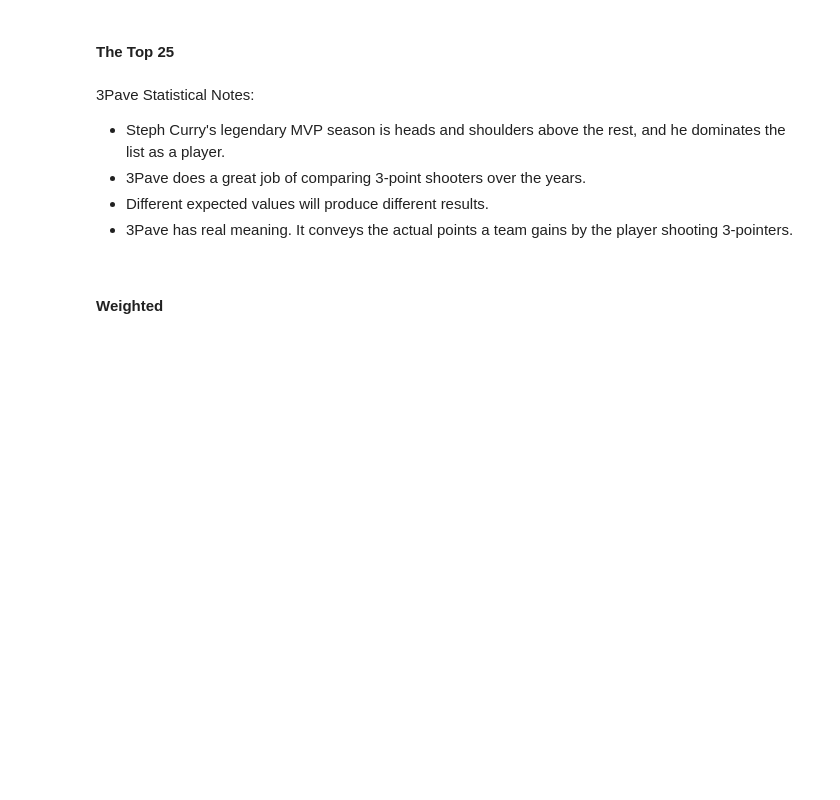
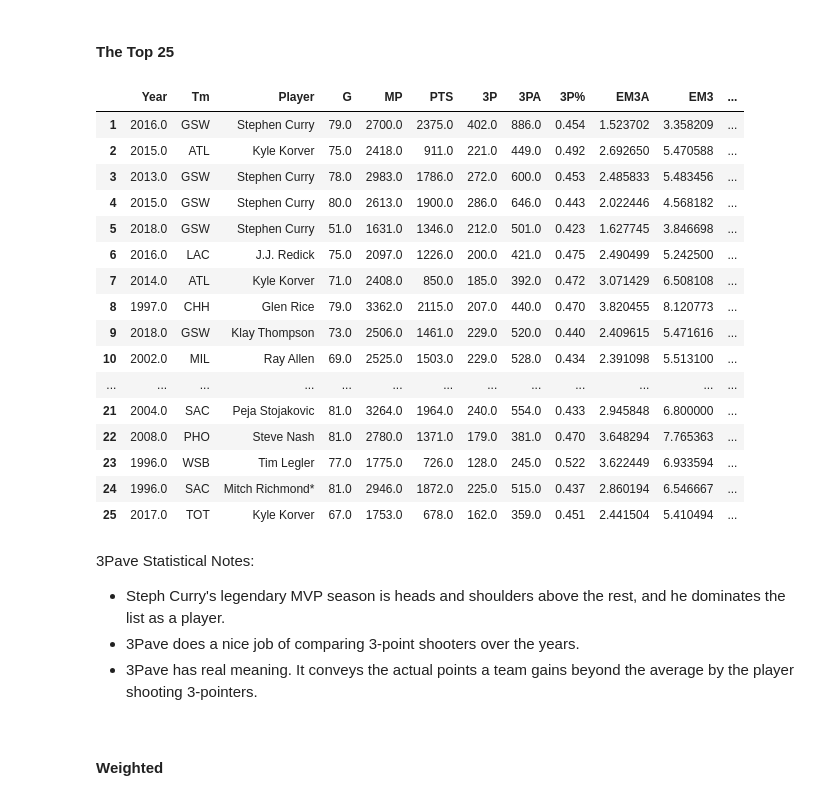
Before and after one commit to coreyjwade/3-Point_Net_Gain, a Jupyter notebook: NBA_3-point_Stats.py.ipynb, the cells around one changed output. Drawn from its saved outputs; the diff is of its cells as text; code cells hidden in the pictures; blank space fills up the shorter version.

```diff
--- a/NBA_3-point_Stats.py.ipynb
+++ b/NBA_3-point_Stats.py.ipynb
@@ -254,3 +503,13 @@ del tp['AM3']
+# %%
+def reindex_start_1(data):
+
+    # Reset index
+    data = data.reset_index(drop=True)
+
+    # Start index at 1 instead of 0
+    data.index = data.index + 1
+
+    return data.index
 # %% [markdown]
 ### 3Pave
 # %% [markdown]
@@ -298,21 +557,35 @@ tp['3Pave']=tp['3PG'] * (3 - ev) - tp_misses * ev
 # %%
 # Sort dataframe by 3Pave
 tp=tp.sort_values('3Pave', ascending=False)
 
 # Reset index
-tp = tp.reset_index(drop=True)
-
-# Start index at 1 instead of 0
-tp.index = tp.index + 1
+tp.index = reindex_start_1(tp)
 
 # Display top 25 3-point shooting seasons of all-time
 tp.head(25)
+# %% [output]
+|  | Year | Tm | Player | G | MP | PTS | 3P | 3PA | 3P% | EM3A | EM3 | ... |
+| 1 | 2016.0 | GSW | Stephen Curry | 79.0 | 2700.0 | 2375.0 | 402.0 | 886.0 | 0.454 | 1.523702 | 3.358209 | ... |
+| 2 | 2015.0 | ATL | Kyle Korver | 75.0 | 2418.0 | 911.0 | 221.0 | 449.0 | 0.492 | 2.692650 | 5.470588 | ... |
+| 3 | 2013.0 | GSW | Stephen Curry | 78.0 | 2983.0 | 1786.0 | 272.0 | 600.0 | 0.453 | 2.485833 | 5.483456 | ... |
+| 4 | 2015.0 | GSW | Stephen Curry | 80.0 | 2613.0 | 1900.0 | 286.0 | 646.0 | 0.443 | 2.022446 | 4.568182 | ... |
+| 5 | 2018.0 | GSW | Stephen Curry | 51.0 | 1631.0 | 1346.0 | 212.0 | 501.0 | 0.423 | 1.627745 | 3.846698 | ... |
+| 6 | 2016.0 | LAC | J.J. Redick | 75.0 | 2097.0 | 1226.0 | 200.0 | 421.0 | 0.475 | 2.490499 | 5.242500 | ... |
+| 7 | 2014.0 | ATL | Kyle Korver | 71.0 | 2408.0 | 850.0 | 185.0 | 392.0 | 0.472 | 3.071429 | 6.508108 | ... |
+| 8 | 1997.0 | CHH | Glen Rice | 79.0 | 3362.0 | 2115.0 | 207.0 | 440.0 | 0.470 | 3.820455 | 8.120773 | ... |
+| 9 | 2018.0 | GSW | Klay Thompson | 73.0 | 2506.0 | 1461.0 | 229.0 | 520.0 | 0.440 | 2.409615 | 5.471616 | ... |
+| 10 | 2002.0 | MIL | Ray Allen | 69.0 | 2525.0 | 1503.0 | 229.0 | 528.0 | 0.434 | 2.391098 | 5.513100 | ... |
+| ... | ... | ... | ... | ... | ... | ... | ... | ... | ... | ... | ... | ... |
+| 21 | 2004.0 | SAC | Peja Stojakovic | 81.0 | 3264.0 | 1964.0 | 240.0 | 554.0 | 0.433 | 2.945848 | 6.800000 | ... |
+| 22 | 2008.0 | PHO | Steve Nash | 81.0 | 2780.0 | 1371.0 | 179.0 | 381.0 | 0.470 | 3.648294 | 7.765363 | ... |
+| 23 | 1996.0 | WSB | Tim Legler | 77.0 | 1775.0 | 726.0 | 128.0 | 245.0 | 0.522 | 3.622449 | 6.933594 | ... |
+| 24 | 1996.0 | SAC | Mitch Richmond* | 81.0 | 2946.0 | 1872.0 | 225.0 | 515.0 | 0.437 | 2.860194 | 6.546667 | ... |
+| 25 | 2017.0 | TOT | Kyle Korver | 67.0 | 1753.0 | 678.0 | 162.0 | 359.0 | 0.451 | 2.441504 | 5.410494 | ... |
 # %% [markdown]
 3Pave Statistical Notes:<ul>
     <li> Steph Curry's legendary MVP season is heads and shoulders above the rest, and he dominates the list as a player.</li>
-    <li> 3Pave does a great job of comparing 3-point shooters over the years. </li>
-     <li> Different expected values will produce different results. </li>
-    <li> 3Pave has real meaning. It conveys the actual points a team gains by the player shooting 3-pointers. </li>
+    <li> 3Pave does a nice job of comparing 3-point shooters over the years. </li>
+    <li> 3Pave has real meaning. It conveys the actual points a team gains beyond the average by the player shooting 3-pointers. </li>
     </ul>
 # %% [markdown]
 #### Weighted
```
Also changed, not shown: parts of 62 cells of this notebook.
